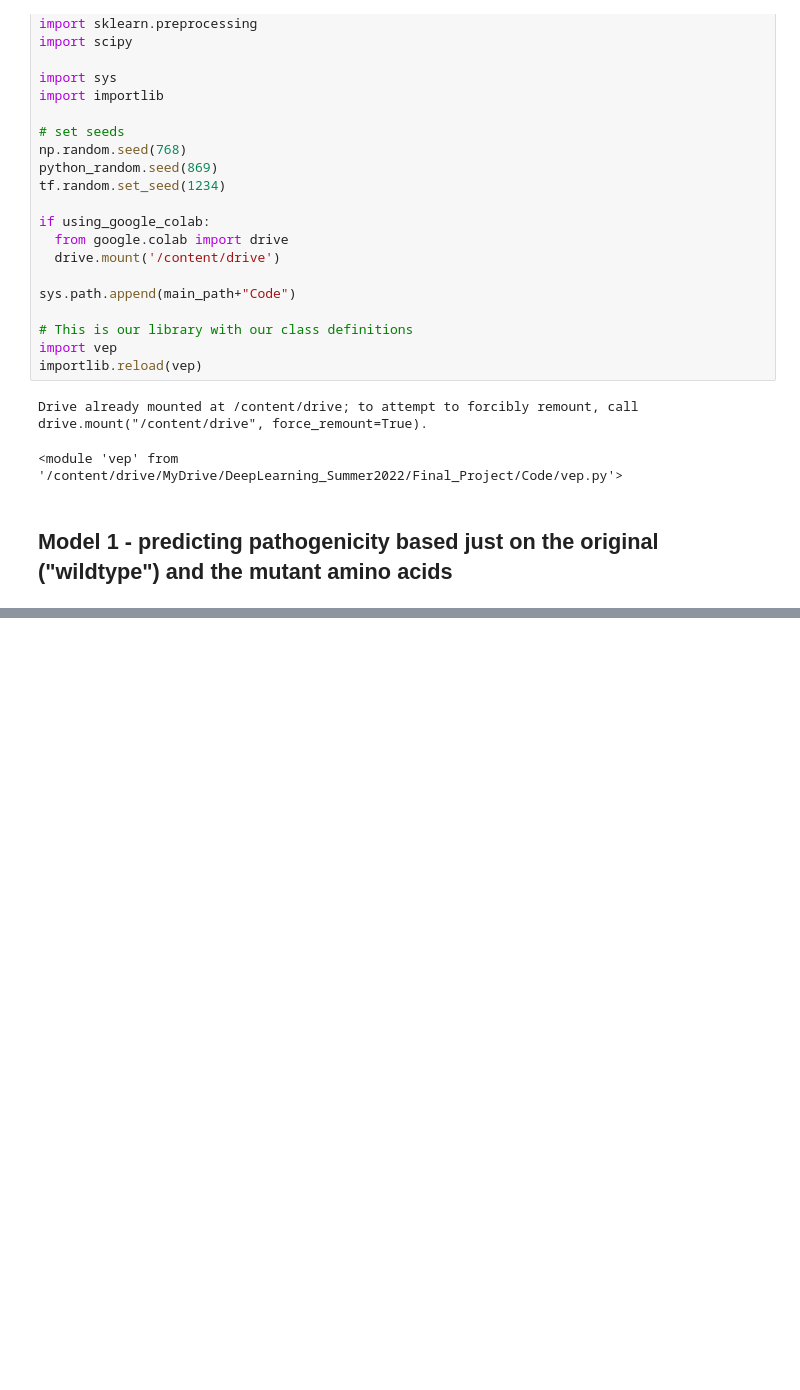
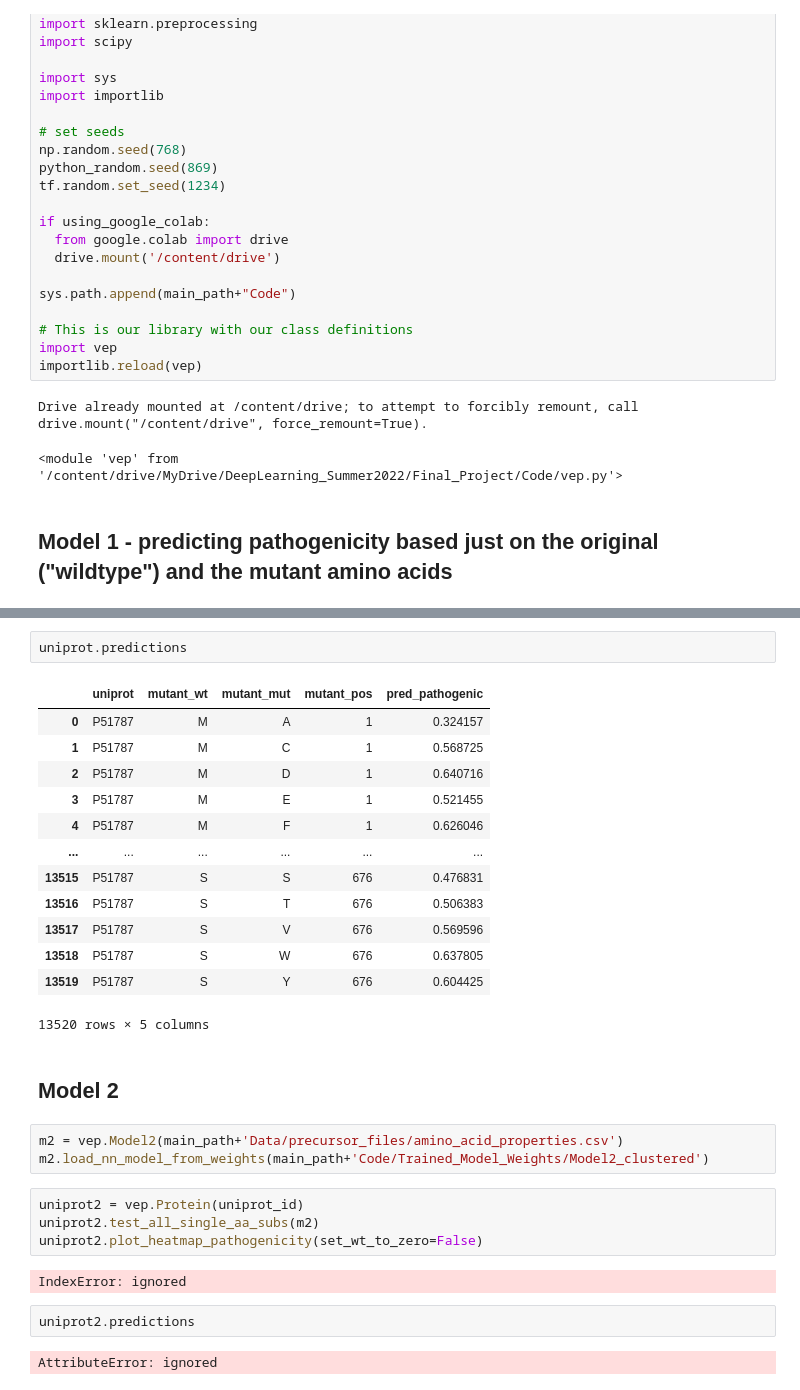
Before and after one commit to kpgbrock/CS89_VariantEffectPrediction, a Jupyter notebook: Code/demo_all_three_models.ipynb, the cells around one changed output, grey strips where cells are left out. Drawn from its saved outputs; the diff is of its cells as text; blank space fills up the shorter version.

```diff
--- a/Code/demo_all_three_models.ipynb
+++ b/Code/demo_all_three_models.ipynb
@@ -102,0 +70,31 @@ np.where(pathogenic_index[0]=='pathogenic')
+# %%
+uniprot.predictions
+# %% [output]
+|  | uniprot | mutant_wt | mutant_mut | mutant_pos | pred_pathogenic |
+| 0 | P51787 | M | A | 1 | 0.324157 |
+| 1 | P51787 | M | C | 1 | 0.568725 |
+| 2 | P51787 | M | D | 1 | 0.640716 |
+| 3 | P51787 | M | E | 1 | 0.521455 |
+| 4 | P51787 | M | F | 1 | 0.626046 |
+| ... | ... | ... | ... | ... | ... |
+| 13515 | P51787 | S | S | 676 | 0.476831 |
+| 13516 | P51787 | S | T | 676 | 0.506383 |
+| 13517 | P51787 | S | V | 676 | 0.569596 |
+| 13518 | P51787 | S | W | 676 | 0.637805 |
+| 13519 | P51787 | S | Y | 676 | 0.604425 |
+13520 rows × 5 columns
+# %% [markdown]
+## Model 2
+# %%
+m2 = vep.Model2(main_path+'Data/precursor_files/amino_acid_properties.csv')
+m2.load_nn_model_from_weights(main_path+'Code/Trained_Model_Weights/Model2_clustered')
+# %%
+uniprot2 = vep.Protein(uniprot_id)
+uniprot2.test_all_single_aa_subs(m2)
+uniprot2.plot_heatmap_pathogenicity(set_wt_to_zero=False)
+# %% [output]
+IndexError: ignored
+# %%
+uniprot2.predictions
+# %% [output]
+AttributeError: ignored
```
Also changed, not shown: parts of 11 cells of this notebook, 22 other files.
